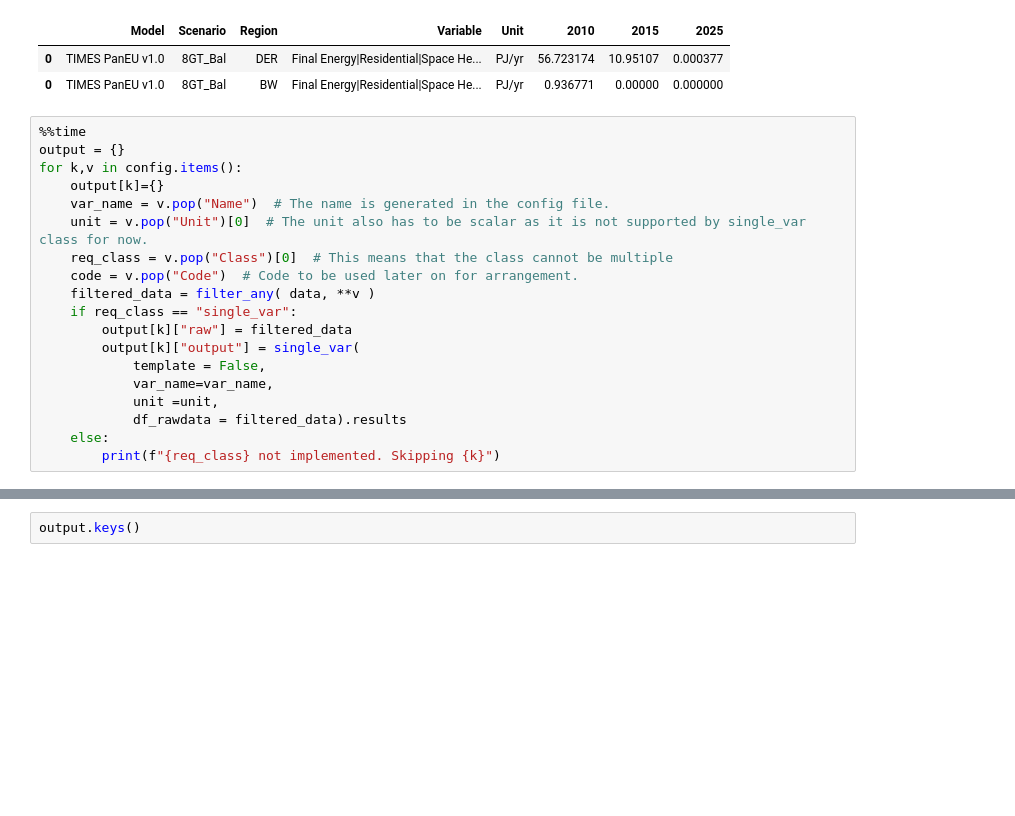
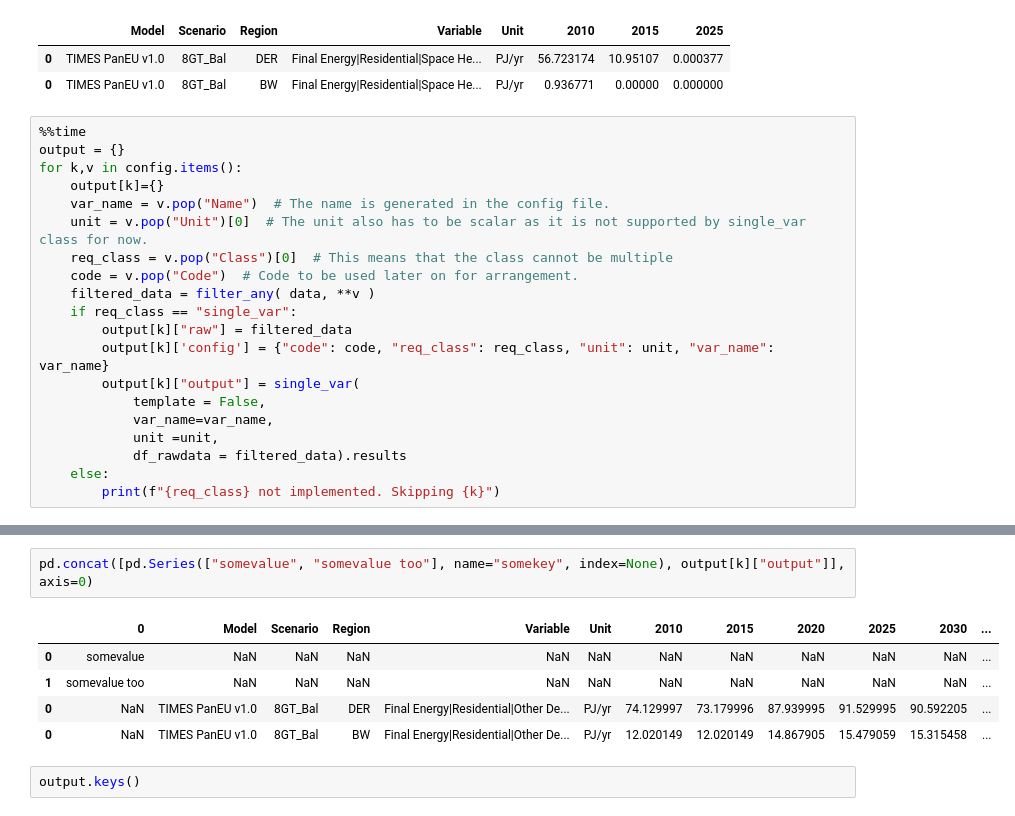
Before and after one commit to Thanatoz-1/Power-system-analysis, a Jupyter notebook: notebooks/Progress.ipynb, the cells around one changed output, grey strips where cells are left out. Cells and saved outputs as stored; diff of their text form; blank space fills up the shorter version.

Commit message:
Added new and output window

```diff
--- a/notebooks/Progress.ipynb
+++ b/notebooks/Progress.ipynb
@@ -225,6 +225,7 @@ for k,v in config.items():
     filtered_data = filter_any( data, **v )
     if req_class == "single_var":
         output[k]["raw"] = filtered_data
+        output[k]['config'] = {"code": code, "req_class": req_class, "unit": unit, "var_name": var_name}
         output[k]["output"] = single_var(
             template = False,
             var_name=var_name,
@@ -238,3 +246,11 @@ Wall time: 37.1 s
+# %%
+pd.concat([pd.Series(["somevalue", "somevalue too"], name="somekey", index=None), output[k]["output"]], axis=0)
+# %% [output]
+|  | 0 | Model | Scenario | Region | Variable | Unit | 2010 | 2015 | 2020 | 2025 | 2030 | ... |
+| 0 | somevalue | NaN | NaN | NaN | NaN | NaN | NaN | NaN | NaN | NaN | NaN | ... |
+| 1 | somevalue too | NaN | NaN | NaN | NaN | NaN | NaN | NaN | NaN | NaN | NaN | ... |
+| 0 | NaN | TIMES PanEU v1.0 | 8GT_Bal | DER | Final Energy|Residential|Other De... | PJ/yr | 74.129997 | 73.179996 | 87.939995 | 91.529995 | 90.592205 | ... |
+| 0 | NaN | TIMES PanEU v1.0 | 8GT_Bal | BW | Final Energy|Residential|Other De... | PJ/yr | 12.020149 | 12.020149 | 14.867905 | 15.479059 | 15.315458 | ... |
 # %%
 output.keys()
 # %% [output]
```
Also changed, not shown: parts of 11 cells of this notebook, 1 other file.
